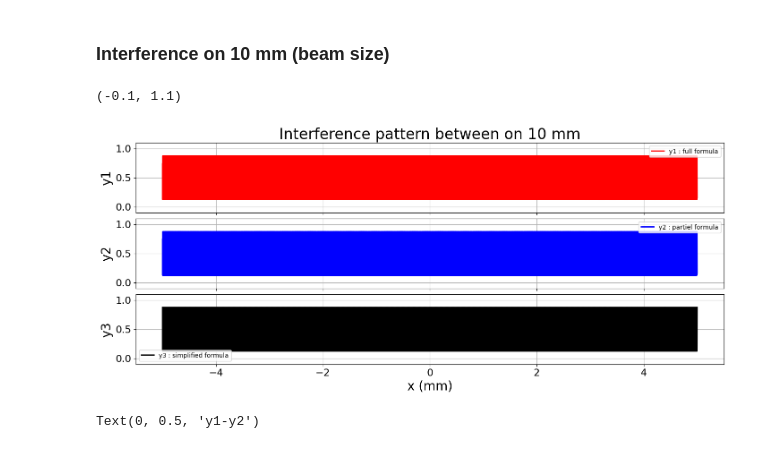
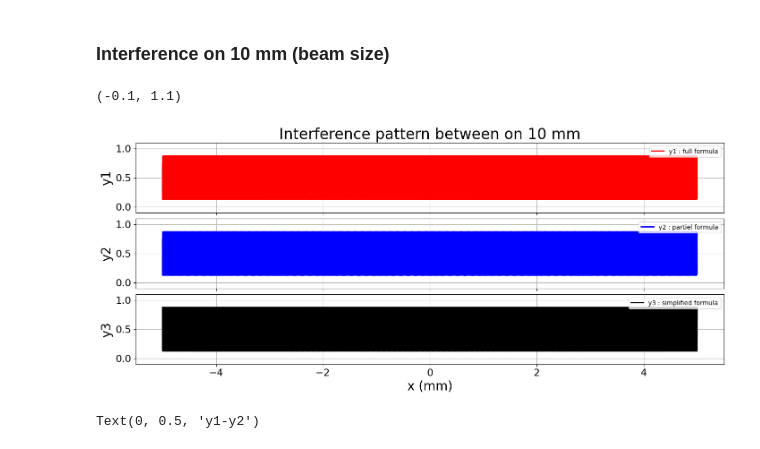
Before and after one commit to sylvielsstfr/AuxtelPSFpoppy, a Jupyter notebook: docs/notebooks/introdiffraction/04_InterferenceTwoSources.ipynb, the cells around one changed output. Cells and saved outputs as stored; diff of their text form; code cells hidden in the pictures.

```diff
--- a/docs/notebooks/introdiffraction/04_InterferenceTwoSources.ipynb
+++ b/docs/notebooks/introdiffraction/04_InterferenceTwoSources.ipynb
@@ -426,28 +432,31 @@ Text(0, 0.5, 'y1-y2')
 [figure]
 # %% [markdown]
 ### Interference on 10 mm (beam size)
+# %%
+NPOINTS = 20000
+x = np.linspace(-5.,5.,NPOINTS)
+dx = np.diff(x).mean()
 # %%
-x = np.linspace(-5.,5.,50000)
 y1 = InterferenceModule1D_1_A(x,C,DPSI)
 y2 = InterferenceModule1D_2_A(x,C,DPSI)
 y3 = InterferenceModule1D_3_A(x,C,DPSI)
 
 
 fig,(ax1,ax2,ax3)  = plt.subplots(3,1,figsize=(14,6),layout="constrained",sharex=True,sharey=True)
 ax1.plot(x,y1,'r',label = "y1 : full formula")
 ax2.plot(x,y2,'b',label = "y2 : partiel formula")
 ax3.plot(x,y3,'k',label = "y3 : simplified formula")
 ax1.grid(); ax1.legend()
 ax2.grid(); ax2.legend()
 ax3.grid(); ax3.legend()
 ax1.set_ylabel("y1")
 ax2.set_ylabel("y2")
 ax3.set_ylabel("y3")
 ax1.set_title("Interference pattern between on 10 mm")
 ax3.set_xlabel("x (mm)")
 
 ax1.set_ylim(-0.1,1.1)
 # %% [output]
 (-0.1, 1.1)
-[figure, old version]
+[figure, new version]
 # %%
```
Also changed, not shown: parts of 12 cells of this notebook.
